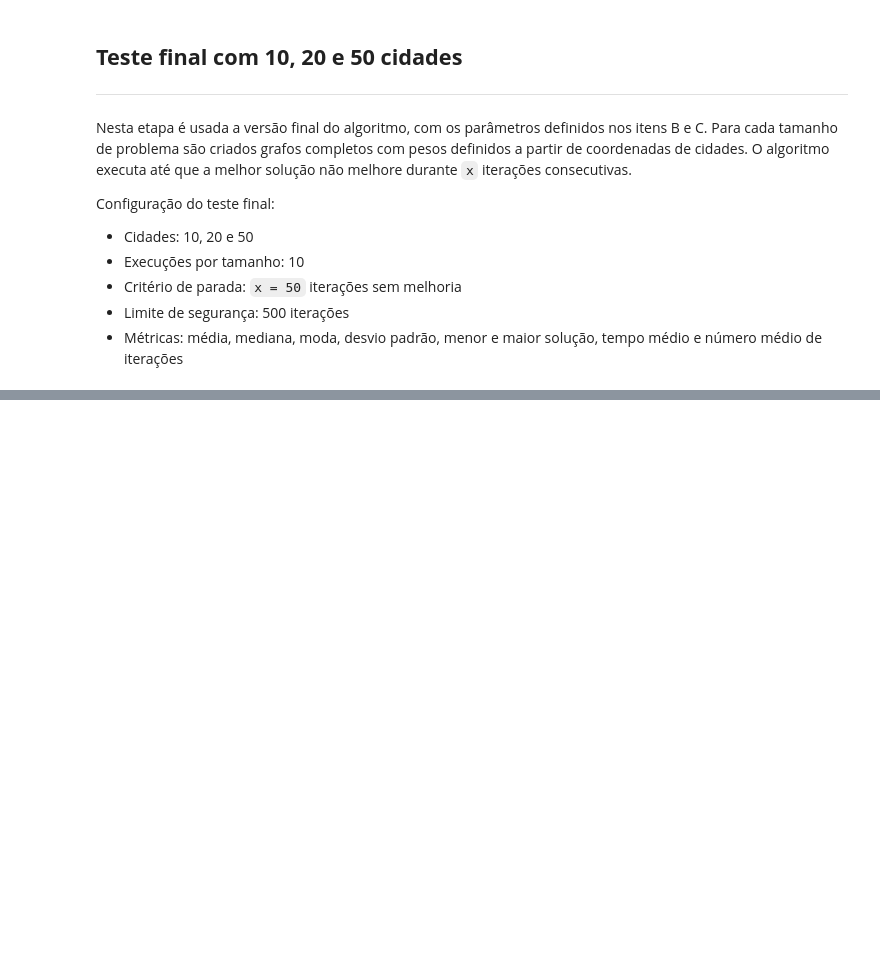
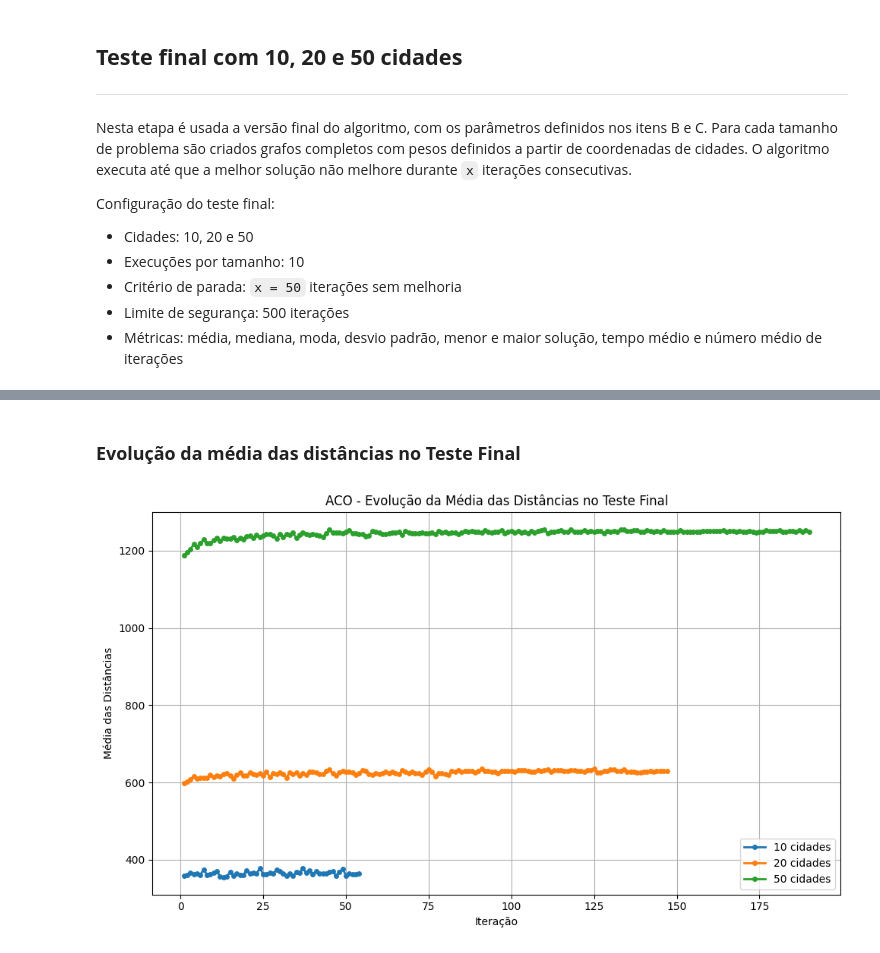
Before and after one commit to JoaoKSS/ACO_Caixeiro_Viajante, a Jupyter notebook: aco_tsp.ipynb, the cells around one changed output, grey strips where cells are left out. Cells and saved outputs as stored; diff of their text form; code cells hidden in the pictures; blank space fills up the shorter version.

```diff
--- a/aco_tsp.ipynb
+++ b/aco_tsp.ipynb
@@ -998,3 +1041,29 @@ plt.show()
+# %% [markdown]
+### **Evolução da média das distâncias no Teste Final**
+# %%
+import matplotlib.pyplot as plt
+
+fig, ax = plt.subplots(figsize=(10, 6))
+
+for n_cidades, historico_medio in historicos_medios_final.items():
+    ax.plot(
+        range(1, len(historico_medio) + 1),
+        historico_medio,
+        marker='o',
+        markersize=4,
+        linewidth=2,
+        label=f'{n_cidades} cidades'
+    )
+
+ax.set_title('ACO - Evolução da Média das Distâncias no Teste Final')
+ax.set_xlabel('Iteração')
+ax.set_ylabel('Média das Distâncias')
+ax.grid(True)
+ax.legend()
+plt.tight_layout()
+plt.show()
+# %% [output]
+[figure, added]
 # %% [markdown]
 ### **Análise Técnica e Conclusões Finais**
 
```
Also changed, not shown: parts of 11 cells of this notebook.
